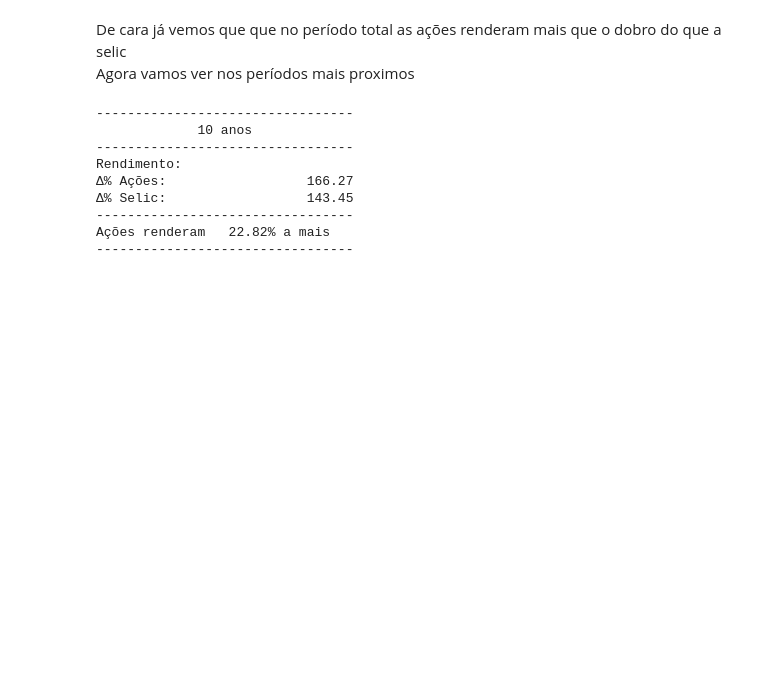
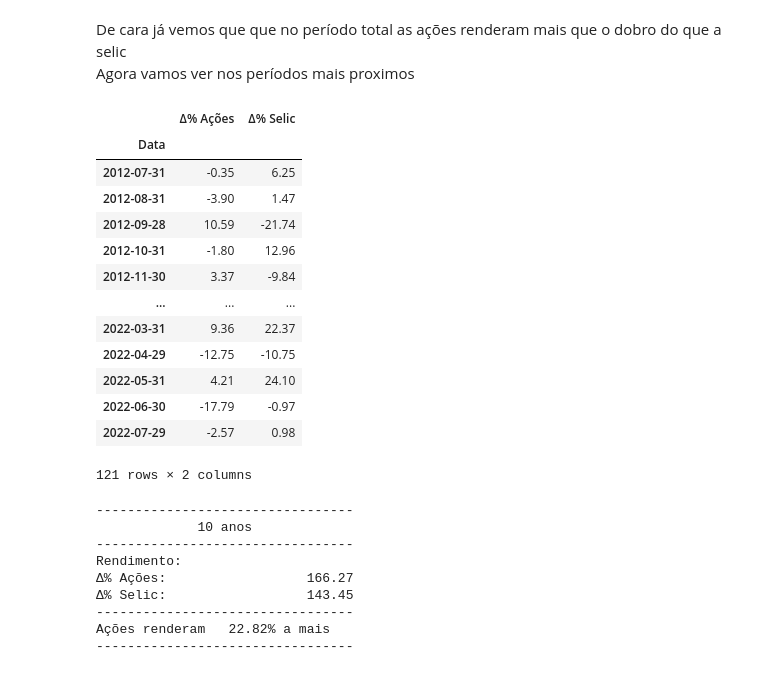
Before and after one commit to kauebr/Insights, a Jupyter notebook: Setor Siderúrgico Nacional/2 Entrega - Cliclo 2/Passo 06 - Análise exploratória/Jupyter Notebooks/Analise exploratória.ipynb, the cells around one changed output. Saved outputs shown, nothing was run; the diff lists cells and outputs as text; code cells hidden in the pictures; blank space fills up the shorter version.

```diff
--- a/Setor Siderúrgico Nacional/2 Entrega - Cliclo 2/Passo 06 - Análise exploratória/Jupyter Notebooks/Analise exploratória.ipynb
+++ b/Setor Siderúrgico Nacional/2 Entrega - Cliclo 2/Passo 06 - Análise exploratória/Jupyter Notebooks/Analise exploratória.ipynb
@@ -190,6 +218,31 @@ Ações renderam  188.56% a mais
 # %% [markdown]
 De cara já vemos que que no período total as ações renderam mais que o dobro do que a selic
 Agora vamos ver nos períodos mais proximos
+# %%
+# Filtrando o periodo:
+titulo = '10 anos'
+data_atual = '2022-07-29'
+data_inicial = '2012-07-29'
+df_filtrado = df_var[(df_var.index >= data_inicial) & (df_var.index <= data_atual)]
+
+
+df_filtrado
+#df_filtrado = df_var[(df_var['Data'] >= data_inicial) & (df_var['Data'] <= data_atual)]
+# %% [output]
+|  | Δ% Ações | Δ% Selic |
+| Data |  |  |
+| 2012-07-31 | -0.35 | 6.25 |
+| 2012-08-31 | -3.90 | 1.47 |
+| 2012-09-28 | 10.59 | -21.74 |
+| 2012-10-31 | -1.80 | 12.96 |
+| 2012-11-30 | 3.37 | -9.84 |
+| ... | ... | ... |
+| 2022-03-31 | 9.36 | 22.37 |
+| 2022-04-29 | -12.75 | -10.75 |
+| 2022-05-31 | 4.21 | 24.10 |
+| 2022-06-30 | -17.79 | -0.97 |
+| 2022-07-29 | -2.57 | 0.98 |
+121 rows × 2 columns
 # %%
 # Filtrando o periodo:
 titulo = '10 anos'
```
Also changed, not shown: parts of 22 cells of this notebook.
